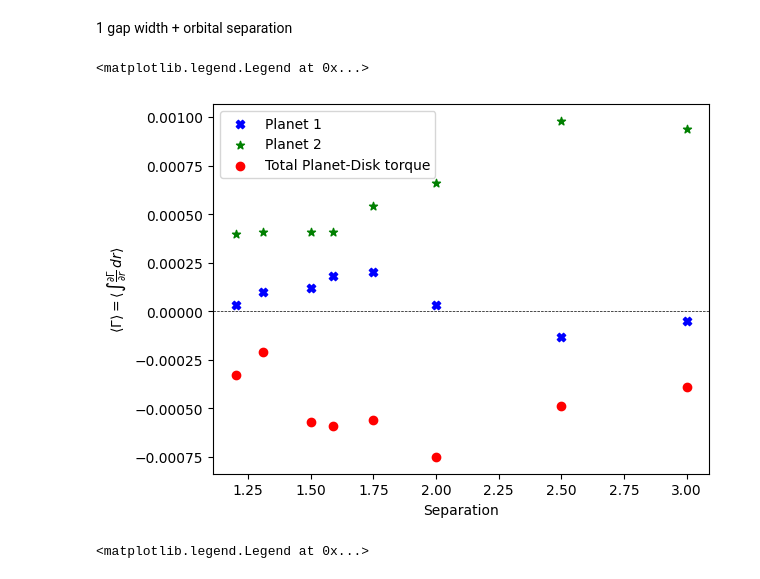
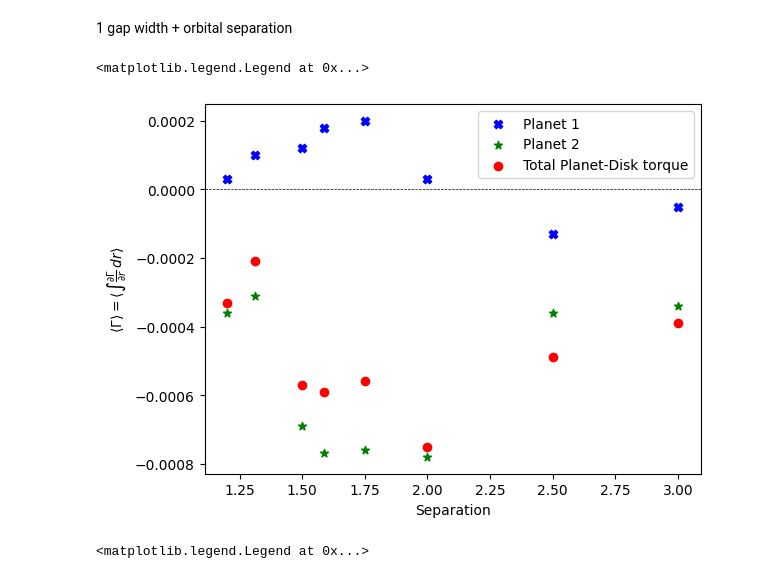
Before and after one commit to SudatKhan/athena_simulations, a Jupyter notebook: resonance_torque.ipynb, the cells around one changed output. Drawn from its saved outputs; the diff is of its cells as text; code cells hidden in the pictures.

```diff
--- a/resonance_torque.ipynb
+++ b/resonance_torque.ipynb
@@ -440,17 +440,17 @@ h2     = np.array([-1.0e-5, 2.0e-5, -0.00014, -0.00018, -0.00016, -0.00027, -0.0
 separation = np.array([1.2, np.cbrt(2.25), 1.5, np.cbrt(4.0), 1.75, 2.0, 2.5, 3.0])
 # %%
 plt.scatter(separation, inner1 + h1 + (outer1), label='Planet 1', color='blue', marker='X')
-plt.scatter(separation, inner2 + h2 - (outer2), label='Planet 2', color='green', marker='*')
+plt.scatter(separation, inner2 + h2 + (outer2), label='Planet 2', color='green', marker='*')
 plt.scatter(separation, (inner1 + h1 + (outer1)) + (inner2 + h2 + (outer2)), label='Total Planet-Disk torque', color='red', marker='o')
 plt.axhline(y=0, linestyle='dashed', color='black', linewidth=0.5)
 
 plt.xlabel('Separation')
 plt.ylabel(r'$\langle \Gamma \rangle = \langle \int \frac{\partial \Gamma}{\partial r} \, dr \rangle$')
 
 plt.legend()
 # %% [output]
 <matplotlib.legend.Legend at 0x...>
-[figure, old version]
+[figure, new version]
 # %%
 plt.scatter(separation, inner1, label=r'$\Gamma_{IL}$', color='brown', marker='X')
 plt.scatter(separation, outer1, label=r'$\Gamma_{OL}$',  color='green', marker='*')
```
